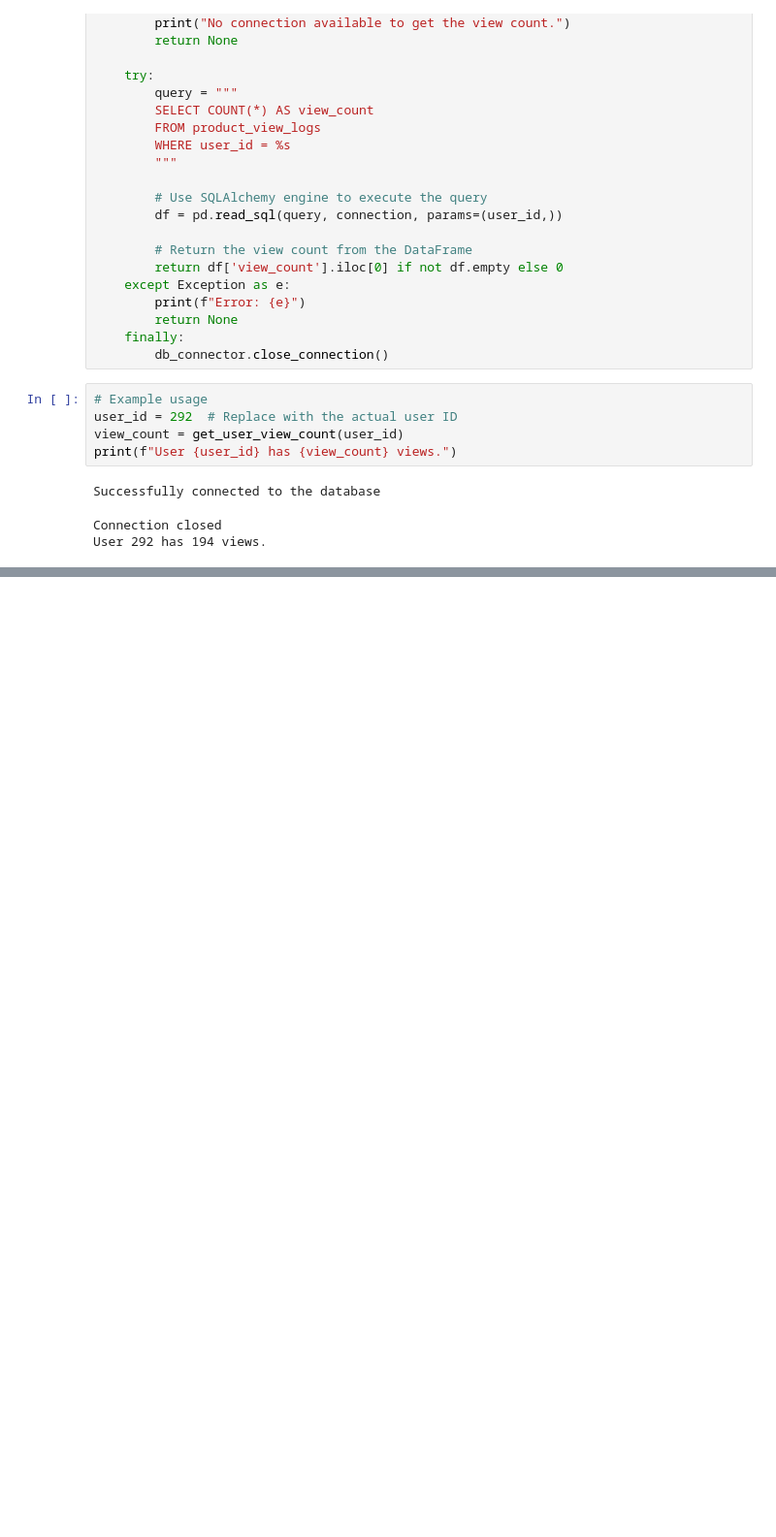
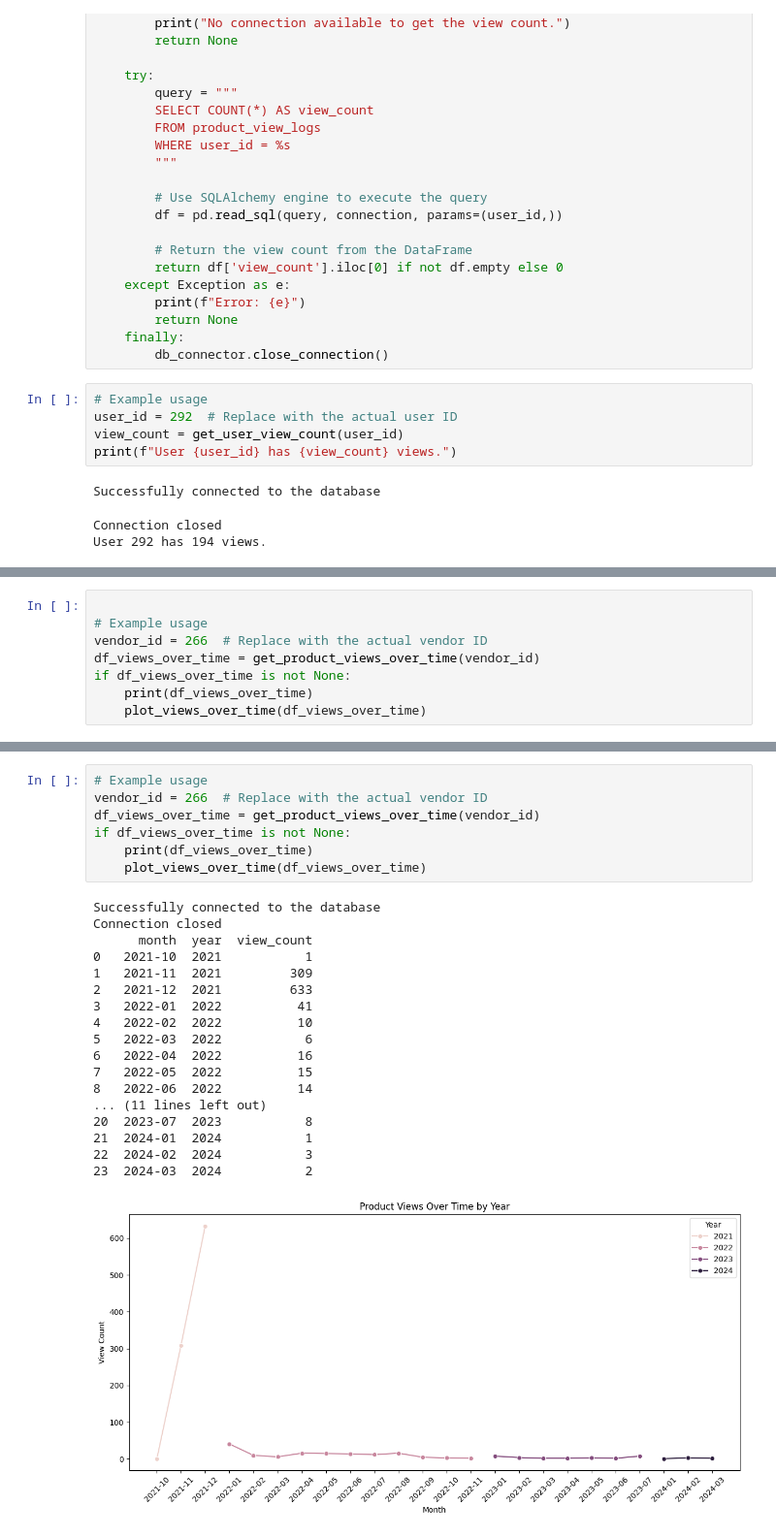
Before and after one commit to AlkaloidWells/Buyam_ML_task1, a Jupyter notebook: activity_01.ipynb, the cells around one changed output, grey strips where cells are left out. Shown: that part at 97% size. Cells and saved outputs as stored; diff of their text form; blank space fills up the shorter version.

```diff
--- a/activity_01.ipynb
+++ b/activity_01.ipynb
@@ -641,0 +728,8 @@ User 292 has 194 views.
+# %%
+
+# Example usage
+vendor_id = 266  # Replace with the actual vendor ID
+df_views_over_time = get_product_views_over_time(vendor_id)
+if df_views_over_time is not None:
+    print(df_views_over_time)
+    plot_views_over_time(df_views_over_time)
@@ -641,0 +801,26 @@ User 292 has 194 views.
+# %%
+# Example usage
+vendor_id = 266  # Replace with the actual vendor ID
+df_views_over_time = get_product_views_over_time(vendor_id)
+if df_views_over_time is not None:
+    print(df_views_over_time)
+    plot_views_over_time(df_views_over_time)
+# %% [output]
+Successfully connected to the database
+Connection closed
+      month  year  view_count
+0   2021-10  2021           1
+1   2021-11  2021         309
+2   2021-12  2021         633
+3   2022-01  2022          41
+4   2022-02  2022          10
+5   2022-03  2022           6
+6   2022-04  2022          16
+7   2022-05  2022          15
+8   2022-06  2022          14
+... (11 lines left out)
+20  2023-07  2023           8
+21  2024-01  2024           1
+22  2024-02  2024           3
+23  2024-03  2024           2
+[figure, added]
```
Also changed, not shown: parts of 15 cells of this notebook, 1 other file.
